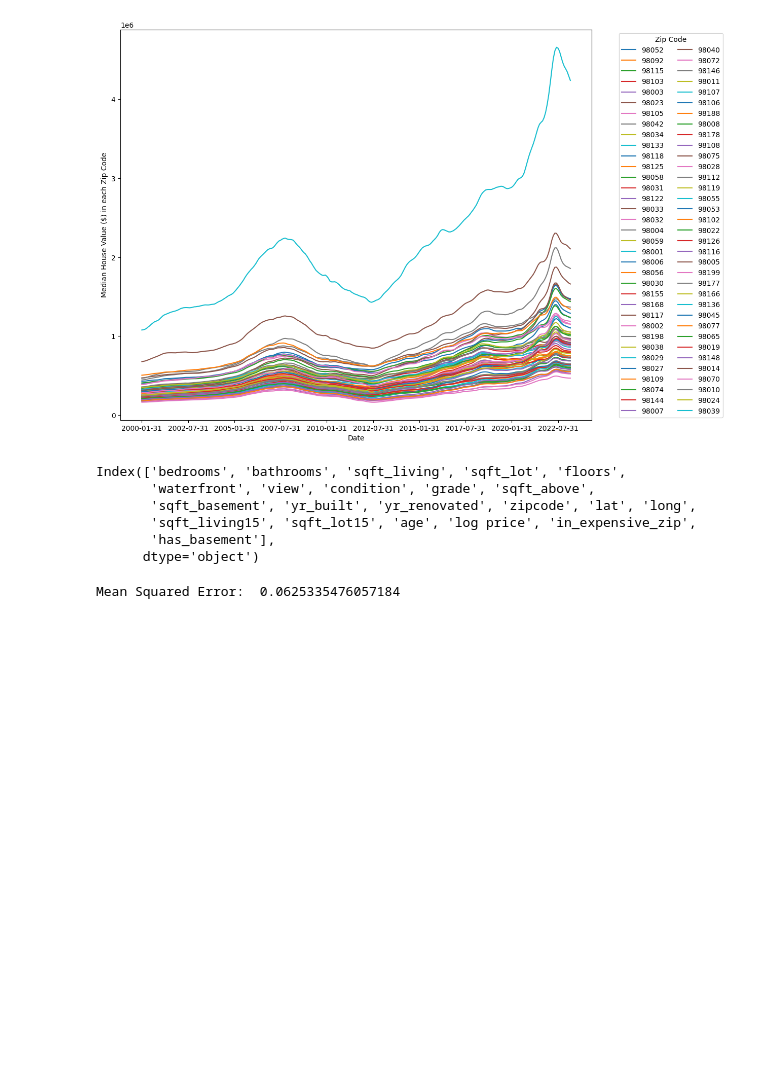
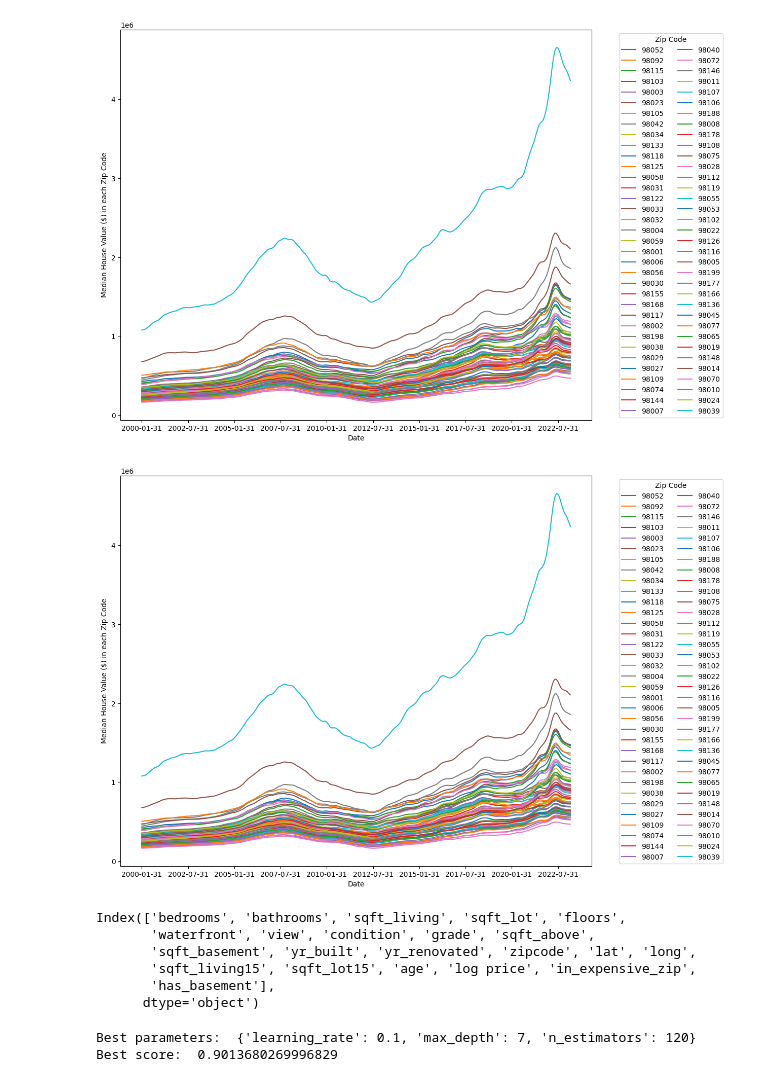
Before and after one commit to Sanketb2312/Info251-final-project, a Jupyter notebook: train.ipynb, the cells around one changed output. Drawn from its saved outputs; the diff is of its cells as text; code cells hidden in the pictures; blank space fills up the shorter version.

```diff
--- a/train.ipynb
+++ b/train.ipynb
@@ -157,6 +171,34 @@ for zip_code in zip_codes:
     zip_diff_dict[zip_code] = price_diff
 # %% [output]
 [figure]
+# %%
+from matplotlib.ticker import MaxNLocator
+
+king_zip = pd.read_csv("king_county_zip.csv")
+zip_codes = king_zip["RegionName"].unique()
+
+fig, ax = plt.subplots(figsize=(12, 10))
+for zip_code in zip_codes:
+    subset = king_zip[king_zip["RegionName"] == zip_code]
+    ax.plot(subset.columns[2:], subset.iloc[:, 2:].values.flatten(), label=zip_code)
+ax.legend(title="Zip Code", loc="upper left", bbox_to_anchor=(1.05, 1), ncol=2)
+ax.set_xlabel("Date")
+ax.xaxis.set_major_locator(MaxNLocator(nbins=12, prune='both'))
+ax.set_ylabel("Median House Value ($) in each Zip Code")
+plt.show()
+
+zip_diff_dict = {}
+start_date = '2015-01-31'
+end_date = '2023-03-31'
+
+for zip_code in zip_codes:
+    row = king_zip.loc[king_zip['RegionName'] == zip_code]
+    first_price = row.iloc[0]['2015-01-31']
+    last_price = row.iloc[0]['2023-03-31']
+    price_diff = last_price/first_price
+    zip_diff_dict[zip_code] = price_diff
+# %% [output]
+[figure, added]
 # %%
 columns = ['bedrooms', 'bathrooms', 'sqft_living', 'sqft_lot',
                 'floors', 'waterfront', 'view', 'condition',
@@ -192,17 +234,14 @@ Index(['bedrooms', 'bathrooms', 'sqft_living', 'sqft_lot', 'floors',
        'sqft_living15', 'sqft_lot15', 'age', 'log price', 'in_expensive_zip',
        'has_basement'],
       dtype='object')
-# %%
-model = AdaBoostRegressor()
-
-# Train the model
-model.fit(X_train, y_train)
-
-# Make predictions on the testing set
-y_pred = model.predict(X_test)
-
-# Evaluate the model using mean squared error
-mse = mean_squared_error(y_test, y_pred)
-print("Mean Squared Error: ", mse)
-# %% [output]
-Mean Squared Error:  0.0625335476057184
+# %%
+X_train_importance = X_train[['sqft_living','view','grade','lat', 'long','age', 'in_expensive_zip']]
+X_test_importance = X_test[['sqft_living','view','grade','lat', 'long','age', 'in_expensive_zip']]
+
+grid_search_importance = GridSearchCV(estimator=model_params, param_grid=param_grid, cv=10)
+grid_search_importance.fit(X_train_importance, y_train)
+print("Best parameters: ", grid_search.best_params_)
+print("Best score: ", grid_search.best_score_)
+# %% [output]
+Best parameters:  {'learning_rate': 0.1, 'max_depth': 7, 'n_estimators': 120}
+Best score:  0.9013680269996829
```
Also changed, not shown: parts of 10 cells of this notebook.
